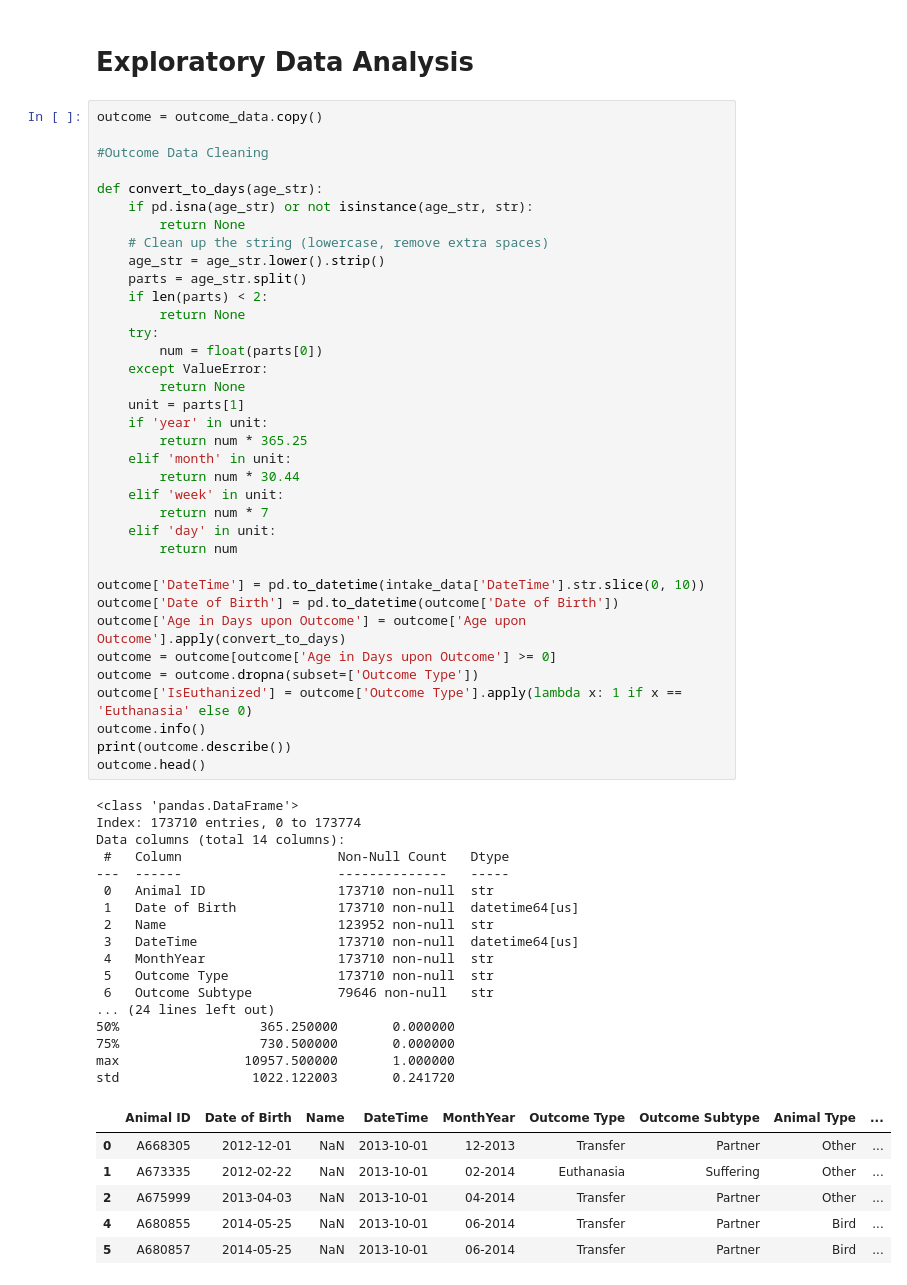
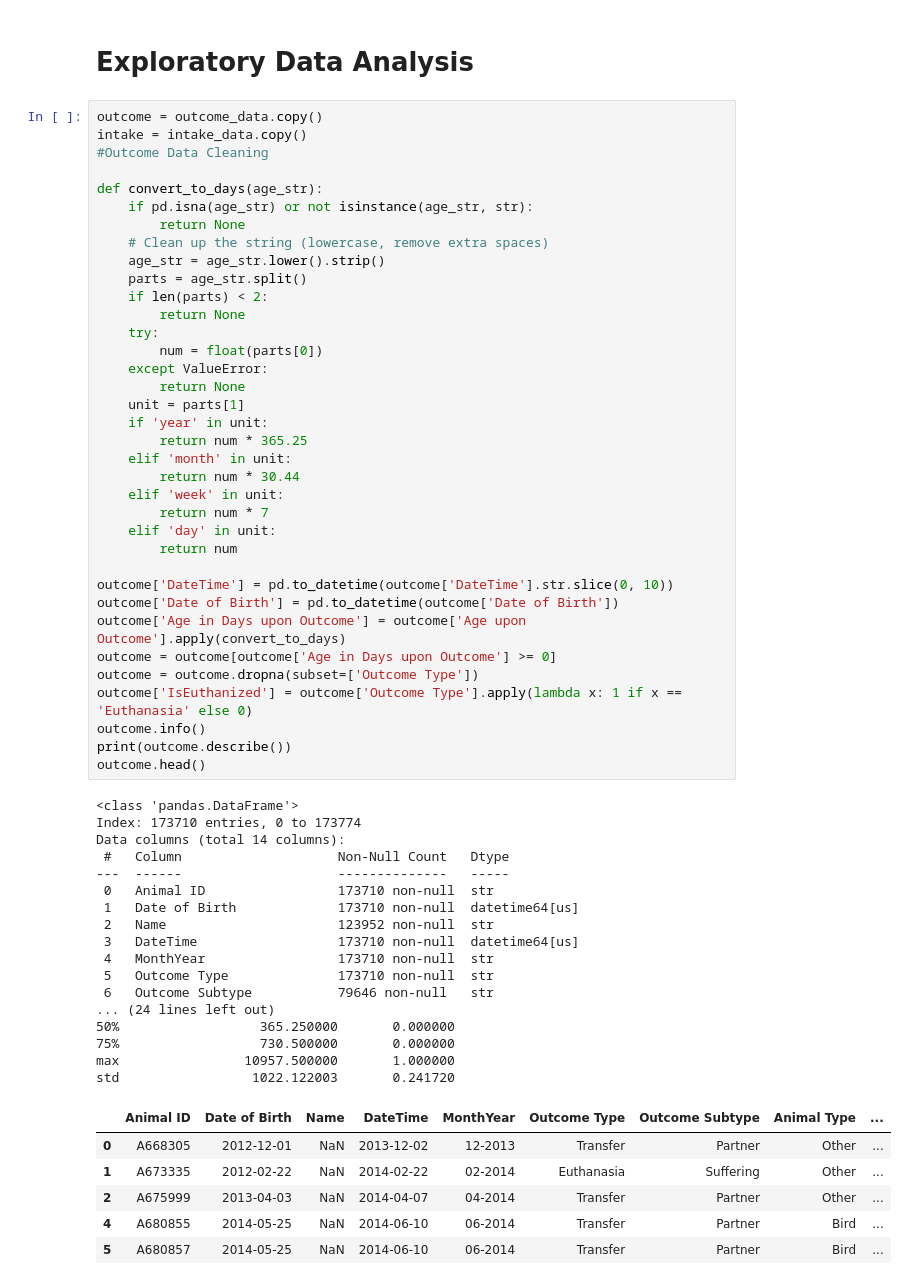
Before and after one commit to stellacarr/ISYE7406-Project, a Jupyter notebook: main.ipynb, the cells around one changed output. Cells and saved outputs as stored; diff of their text form.

```diff
--- a/main.ipynb
+++ b/main.ipynb
@@ -6,7 +6,7 @@ from loader import *
 # Exploratory Data Analysis
 # %%
 outcome = outcome_data.copy()
-
+intake = intake_data.copy()
 #Outcome Data Cleaning
 
 def convert_to_days(age_str):
@@ -31,36 +31,36 @@ def convert_to_days(age_str):
     elif 'day' in unit:
         return num
 
-outcome['DateTime'] = pd.to_datetime(intake_data['DateTime'].str.slice(0, 10))
+outcome['DateTime'] = pd.to_datetime(outcome['DateTime'].str.slice(0, 10))
 outcome['Date of Birth'] = pd.to_datetime(outcome['Date of Birth'])
 outcome['Age in Days upon Outcome'] = outcome['Age upon Outcome'].apply(convert_to_days)
 outcome = outcome[outcome['Age in Days upon Outcome'] >= 0]
 outcome = outcome.dropna(subset=['Outcome Type'])
 outcome['IsEuthanized'] = outcome['Outcome Type'].apply(lambda x: 1 if x == 'Euthanasia' else 0)
 outcome.info()
 print(outcome.describe())
 outcome.head()
 # %% [output]
 <class 'pandas.DataFrame'>
 Index: 173710 entries, 0 to 173774
 Data columns (total 14 columns):
  #   Column                    Non-Null Count   Dtype
 ---  ------                    --------------   -----
  0   Animal ID                 173710 non-null  str
  1   Date of Birth             173710 non-null  datetime64[us]
  2   Name                      123952 non-null  str
  3   DateTime                  173710 non-null  datetime64[us]
  4   MonthYear                 173710 non-null  str
  5   Outcome Type              173710 non-null  str
  6   Outcome Subtype           79646 non-null   str
 ... (24 lines left out)
 50%                  365.250000       0.000000
 75%                  730.500000       0.000000
 max                10957.500000       1.000000
 std                 1022.122003       0.241720
 |  | Animal ID | Date of Birth | Name | DateTime | MonthYear | Outcome Type | Outcome Subtype | Animal Type | ... |
-| 0 | A668305 | 2012-12-01 | NaN | 2013-10-01 | 12-2013 | Transfer | Partner | Other | ... |
-| 1 | A673335 | 2012-02-22 | NaN | 2013-10-01 | 02-2014 | Euthanasia | Suffering | Other | ... |
-| 2 | A675999 | 2013-04-03 | NaN | 2013-10-01 | 04-2014 | Transfer | Partner | Other | ... |
-| 4 | A680855 | 2014-05-25 | NaN | 2013-10-01 | 06-2014 | Transfer | Partner | Bird | ... |
-| 5 | A680857 | 2014-05-25 | NaN | 2013-10-01 | 06-2014 | Transfer | Partner | Bird | ... |
+| 0 | A668305 | 2012-12-01 | NaN | 2013-12-02 | 12-2013 | Transfer | Partner | Other | ... |
+| 1 | A673335 | 2012-02-22 | NaN | 2014-02-22 | 02-2014 | Euthanasia | Suffering | Other | ... |
+| 2 | A675999 | 2013-04-03 | NaN | 2014-04-07 | 04-2014 | Transfer | Partner | Other | ... |
+| 4 | A680855 | 2014-05-25 | NaN | 2014-06-10 | 06-2014 | Transfer | Partner | Bird | ... |
+| 5 | A680857 | 2014-05-25 | NaN | 2014-06-10 | 06-2014 | Transfer | Partner | Bird | ... |
```
Also changed, not shown: parts of 4 cells of this notebook.
